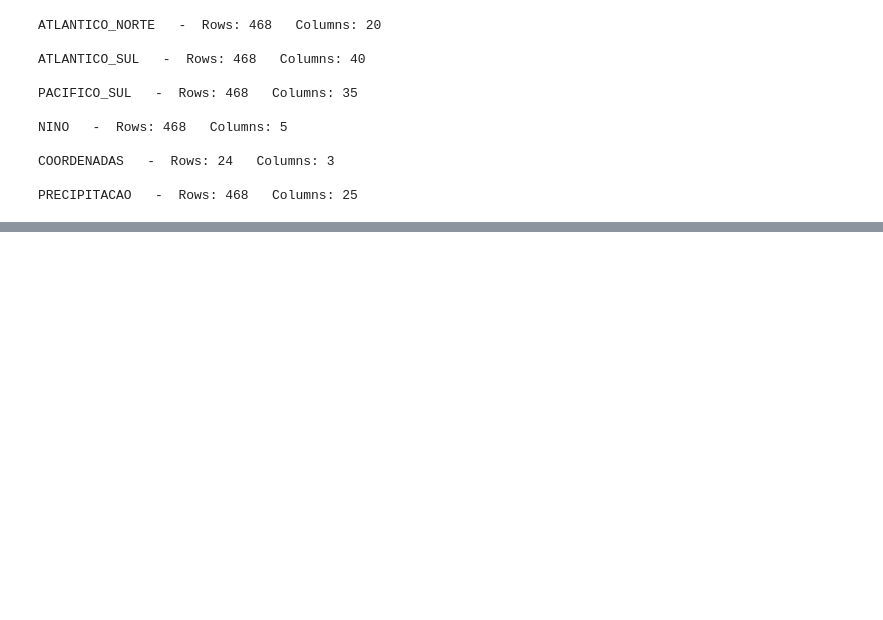
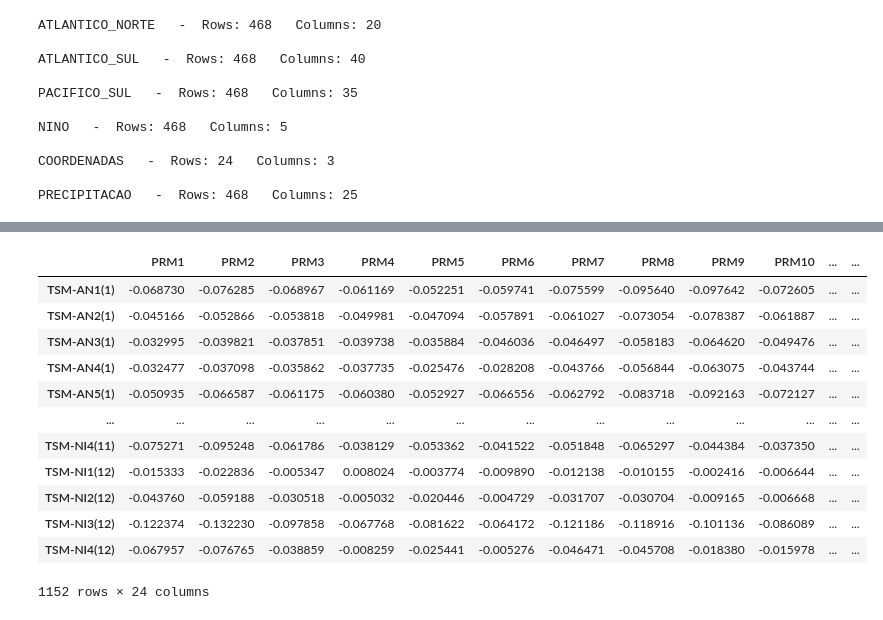
Before and after one commit to Orion-Hunter/Analise-Preditiva-do-Volume-de-Chuvas-na-regiao-de-Marab-, a Jupyter notebook: new_eda.ipynb, the cells around one changed output, grey strips where cells are left out. Drawn from its saved outputs; the diff is of its cells as text; code cells hidden in the pictures; blank space fills up the shorter version.

```diff
--- a/new_eda.ipynb
+++ b/new_eda.ipynb
@@ -55,0 +165,30 @@ PRECIPITACAO   -  Rows: 468   Columns: 25
+# %%
+def generate_correlation_tables(data):
+    CORR = {}
+    indices = ["PRM1","PRM2","PRM3","PRM4","PRM5","PRM6","PRM7","PRM8","PRM9","PRM10","PRM11",
+                 "PRM12","PRM13","PRM14","PRM15","PRM16","PRM17","PRM18","PRM19","PRM20","PRM21",
+                 "PRM22","PRM23","PRM24"]
+    for k in data.keys():
+        var = {}
+        for x in data[k]['X'].columns:
+            var[x] = []
+            for y in data[k]['y'].columns:
+                c = st.kendalltau(data[k]['X'][x],data[k]['y'][y])[0]
+                var[x].append(c)
+        CORR[k] = pd.DataFrame(var).T
+        CORR[k].columns = indices
+    return CORR
+
+
+def concat_data_frames(dfs):
+    df_list = []
+    for k in dfs.keys():
+        df_list.append(dfs[k])
+    return pd.concat(df_list)
+# %%
+corr_atln = concat_data_frames(generate_correlation_tables(atln))
+corr_atls = concat_data_frames(generate_correlation_tables(atls))
+corr_pcs = concat_data_frames(generate_correlation_tables(pcs))
+corr_nino = concat_data_frames(generate_correlation_tables(nino))
+
+final_corr = pd.concat([corr_atln,corr_atls,corr_pcs,corr_nino])
@@ -55,0 +197,16 @@ PRECIPITACAO   -  Rows: 468   Columns: 25
+# %%
+final_corr
+# %% [output]
+|  | PRM1 | PRM2 | PRM3 | PRM4 | PRM5 | PRM6 | PRM7 | PRM8 | PRM9 | PRM10 | ... | ... |
+| TSM-AN1(1) | -0.068730 | -0.076285 | -0.068967 | -0.061169 | -0.052251 | -0.059741 | -0.075599 | -0.095640 | -0.097642 | -0.072605 | ... | ... |
+| TSM-AN2(1) | -0.045166 | -0.052866 | -0.053818 | -0.049981 | -0.047094 | -0.057891 | -0.061027 | -0.073054 | -0.078387 | -0.061887 | ... | ... |
+| TSM-AN3(1) | -0.032995 | -0.039821 | -0.037851 | -0.039738 | -0.035884 | -0.046036 | -0.046497 | -0.058183 | -0.064620 | -0.049476 | ... | ... |
+| TSM-AN4(1) | -0.032477 | -0.037098 | -0.035862 | -0.037735 | -0.025476 | -0.028208 | -0.043766 | -0.056844 | -0.063075 | -0.043744 | ... | ... |
+| TSM-AN5(1) | -0.050935 | -0.066587 | -0.061175 | -0.060380 | -0.052927 | -0.066556 | -0.062792 | -0.083718 | -0.092163 | -0.072127 | ... | ... |
+| ... | ... | ... | ... | ... | ... | ... | ... | ... | ... | ... | ... | ... |
+| TSM-NI4(11) | -0.075271 | -0.095248 | -0.061786 | -0.038129 | -0.053362 | -0.041522 | -0.051848 | -0.065297 | -0.044384 | -0.037350 | ... | ... |
+| TSM-NI1(12) | -0.015333 | -0.022836 | -0.005347 | 0.008024 | -0.003774 | -0.009890 | -0.012138 | -0.010155 | -0.002416 | -0.006644 | ... | ... |
+| TSM-NI2(12) | -0.043760 | -0.059188 | -0.030518 | -0.005032 | -0.020446 | -0.004729 | -0.031707 | -0.030704 | -0.009165 | -0.006668 | ... | ... |
+| TSM-NI3(12) | -0.122374 | -0.132230 | -0.097858 | -0.067768 | -0.081622 | -0.064172 | -0.121186 | -0.118916 | -0.101136 | -0.086089 | ... | ... |
+| TSM-NI4(12) | -0.067957 | -0.076765 | -0.038859 | -0.008259 | -0.025441 | -0.005276 | -0.046471 | -0.045708 | -0.018380 | -0.015978 | ... | ... |
+1152 rows × 24 columns
```
Also changed, not shown: parts of 30 cells of this notebook, 25 other files.
